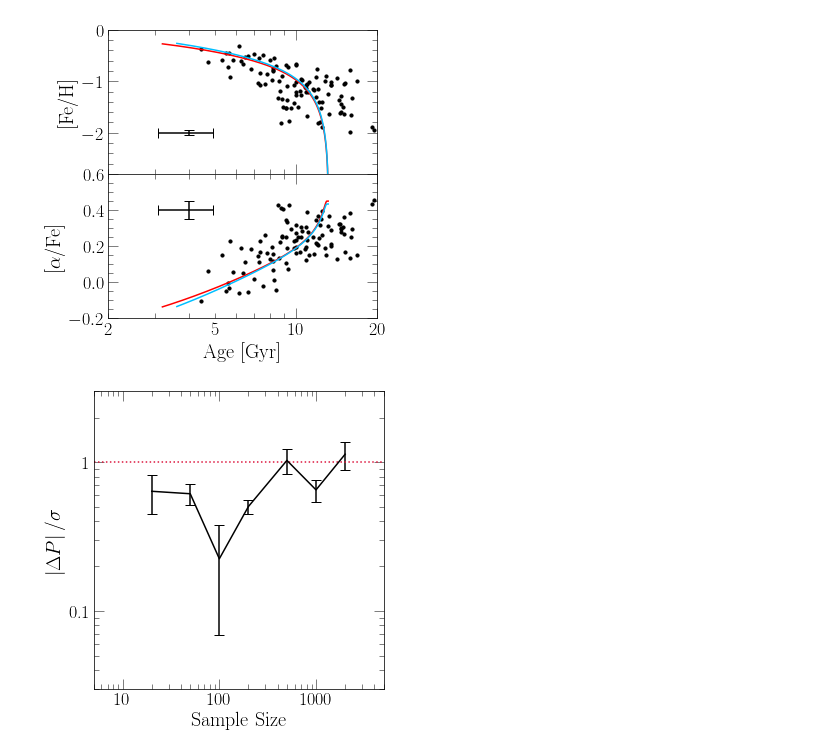
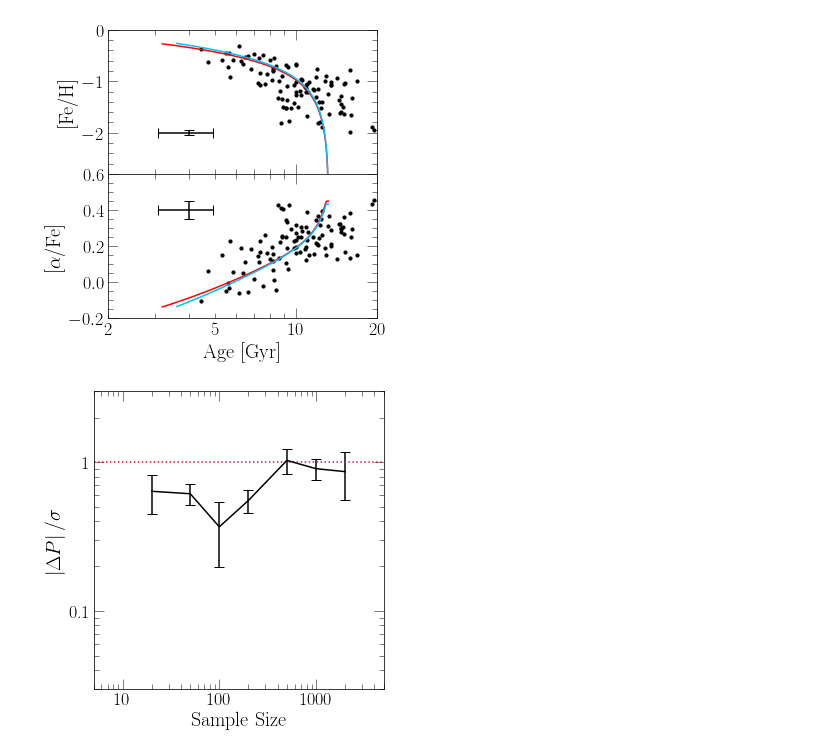
Before and after one commit to giganano/h3halo, a Jupyter notebook: notebooks/paperplots.ipynb, the cells around one changed output. Cells and saved outputs as stored; diff of their text form; code cells hidden in the pictures.

Commit message:
delta P over sigma plot updated

```diff
--- a/notebooks/paperplots.ipynb
+++ b/notebooks/paperplots.ipynb
@@ -266,20 +266,20 @@ rederived = {
         [0.00095, 0.00014, 0.00014]
     ],
     100: [
-        [2.01, 0.21, 0.23],
-        [9.94, 0.69, 0.60],
-        [15.06, 2.11, 1.84],
-        [11.33, 1.14, 1.34],
-        [0.0008, 0.00004, 0.00003],
-        [0.00109, 0.00009, 0.00010]
+        [2.06, 0.27, 0.26],
+        [9.88, 0.64, 0.62],
+        [15.06, 2.00, 1.79],
+        [11.52, 1.06, 1.30],
+        [0.00081, 0.00004, 0.00004],
+        [0.00108, 0.00009, 0.00009]
     ],
     200: [
-        [2.09, 0.18, 0.15],
-        [10.17, 0.38, 0.40],
-        [14.55, 1.23, 1.23],
-        [10.75, 1.29, 0.92],
-        [0.00078, 0.00003, 0.00003],
-        [0.00112, 0.00006, 0.00006]
+        [2.10, 0.18, 0.17],
+        [10.11, 0.45, 0.43],
+        [14.61, 1.34, 1.18],
+        [10.60, 1.07, 0.86],
+        [0.00077, 0.00003, 0.00003],
+        [0.00114, 0.00007, 0.00007]
     ],
     500: [
         [1.84, 0.11, 0.11],
@@ -287,43 +287,43 @@ rederived = {
         [14.01, 0.86, 0.84],
         [9.41, 0.63, 0.56],
         [0.00083, 0.00002, 0.00002],
         [0.00105, 0.00005, 0.00005]
     ],
     1000: [
-        [2.04, 0.08, 0.08],
-        [9.77, 0.19, 0.21],
-        [14.72, 0.51, 0.52],
-        [9.88, 0.34, 0.32],
-        [0.00081, 0.00002, 0.00002],
-        [0.00113, 0.00004, 0.00003]
+        [2.05, 0.09, 0.08],
+        [9.72, 0.20, 0.20],
+        [14.62, 0.57, 0.56],
+        [9.83, 0.38, 0.39],
+        [0.00081, 0.00001, 0.00001],
+        [0.00114, 0.00003, 0.00003]
     ],
     2000: [
-        [1.99, 0.06, 0.06],
-        [10.26, 0.15, 0.13],
-        [15.73, 0.37, 0.39],
-        [10.24, 0.26, 0.30],
-        [0.00081, 0.00001, 0.00001],
-        [0.00108, 0.00002, 0.00002]
+        [2.00, 0.05, 0.05],
+        [10.26, 0.15, 0.15],
+        [15.82, 0.44, 0.42],
+        [10.30, 0.25, 0.32],
+        [0.00080, 0.00001, 0.00001],
+        [0.00109, 0.00002, 0.00002]
     ]
 }
 
 yvals = []
 errors = []
 for samplesize in rederived.keys():
     bestfits = rederived[samplesize]
     deltas = len(true_values) * [0.]
     for i in range(len(deltas)):
         deltas[i] = abs(bestfits[i][0] - true_values[i])
         sigma = (bestfits[i][1] + bestfits[i][2]) / 2
         deltas[i] /= sigma
     yvals.append(np.mean(deltas))
     errors.append(np.std(deltas) / np.sqrt(len(deltas)))
 
 xvals = list(rederived.keys())
 ax.errorbar(xvals, yvals, yerr = errors, c = named_colors()["black"])
 ax.axhline(1, c = named_colors()["crimson"], linestyle = ':')
 
 plt.tight_layout()
 plt.show()
 # %% [output]
-[figure, old version]
+[figure, new version]
```
